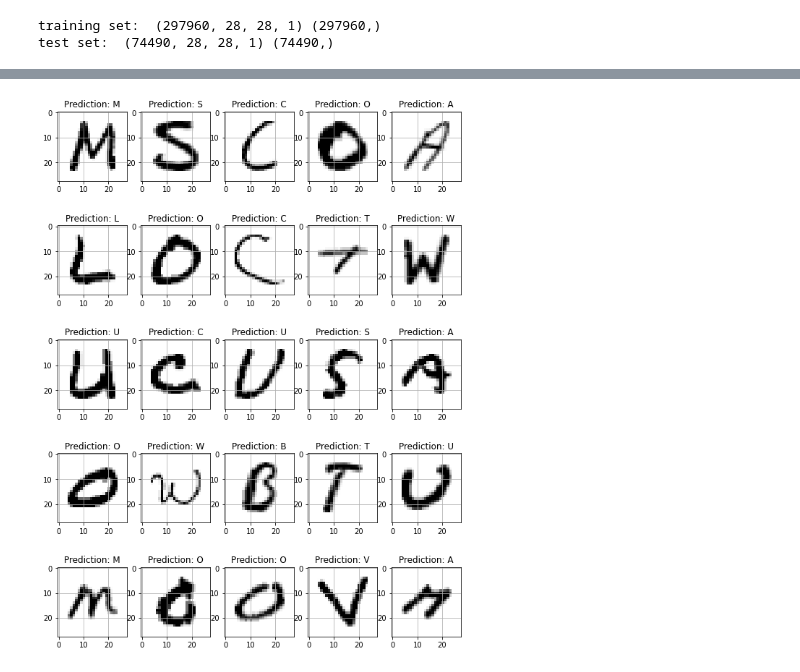
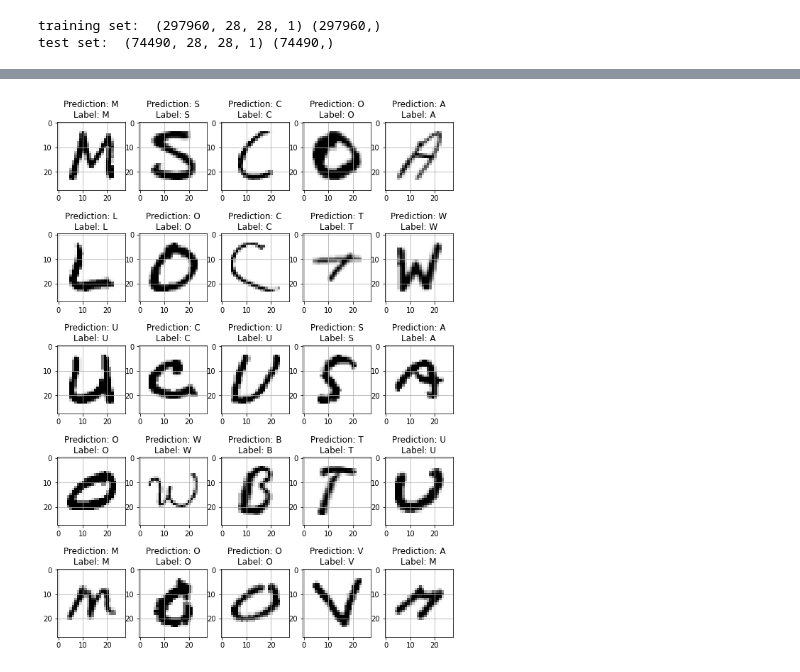
Before and after one commit to MRifqiFz/DidowML, a Jupyter notebook: az_model.ipynb, the cells around one changed output, grey strips where cells are left out. Cells and saved outputs as stored; diff of their text form; code cells hidden in the pictures.

```diff
--- a/az_model.ipynb
+++ b/az_model.ipynb
@@ -69,13 +69,8 @@ show_image(x_train[n], y_train[n])
 model = tf.keras.Sequential([
     tf.keras.layers.Conv2D(32, 3, input_shape=(28,28,1)),
     tf.keras.layers.MaxPooling2D(2,2),
-    tf.keras.layers.Conv2D(64, 3, activation='relu'),
-    tf.keras.layers.MaxPooling2D(2,2),
-    tf.keras.layers.Conv2D(64, 3, activation='relu'),
-    tf.keras.layers.MaxPooling2D(2,2),
     tf.keras.layers.Flatten(),
     tf.keras.layers.Dropout(0.5),
-    tf.keras.layers.Dense(64, activation='relu'),
     tf.keras.layers.Dense(128, activation='relu'),
     tf.keras.layers.Dense(26, activation='softmax')
 ])
@@ -110,3 +117,3 @@ model.compile(optimizer=opt, loss='sparse_categorical_crossentropy', metrics=['a
 # %%
-history = model.fit(x_train, y_train, validation_split = 0.2, epochs = 10)
+history = model.fit(x_train, y_train, validation_split = 0.2, epochs = 20)
 # %% [output]
@@ -179,6 +183,6 @@ for i,ax in enumerate(axes):
     ax.imshow(img, cmap="Greys")
     img_final =np.reshape(img, (1,28,28,1)) # reshapng it for passing into model for prediction
     pred = letters[np.argmax(model.predict(img_final))]
-    ax.set_title("Prediction: " + pred)
+    ax.set_title("Prediction: {}\nLabel: {}".format(pred,letters[y_test[i]]))
     ax.grid()
 # %% [output]
@@ -202,4 +206,4 @@ for i,ax in enumerate(axes):
-[figure, old version]
+[figure, new version]
 # %%
 model_version = '1'
 model_name = 'az_handwritten'
```
Also changed, not shown: parts of 9 cells of this notebook, 2 other files.
